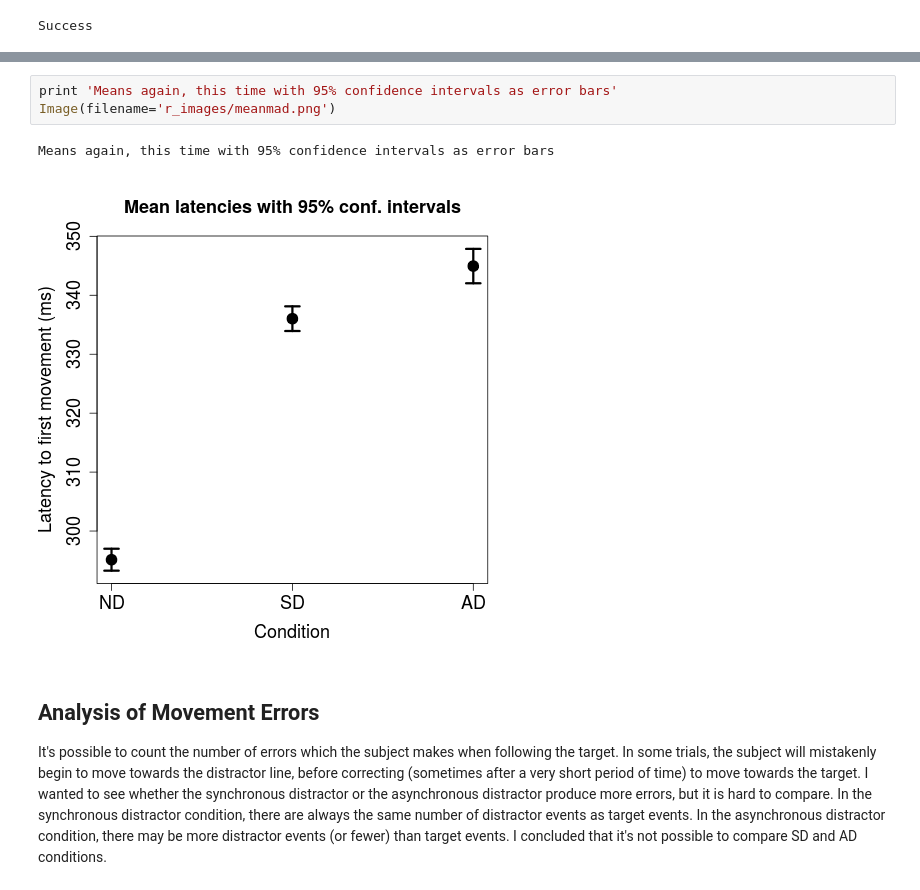
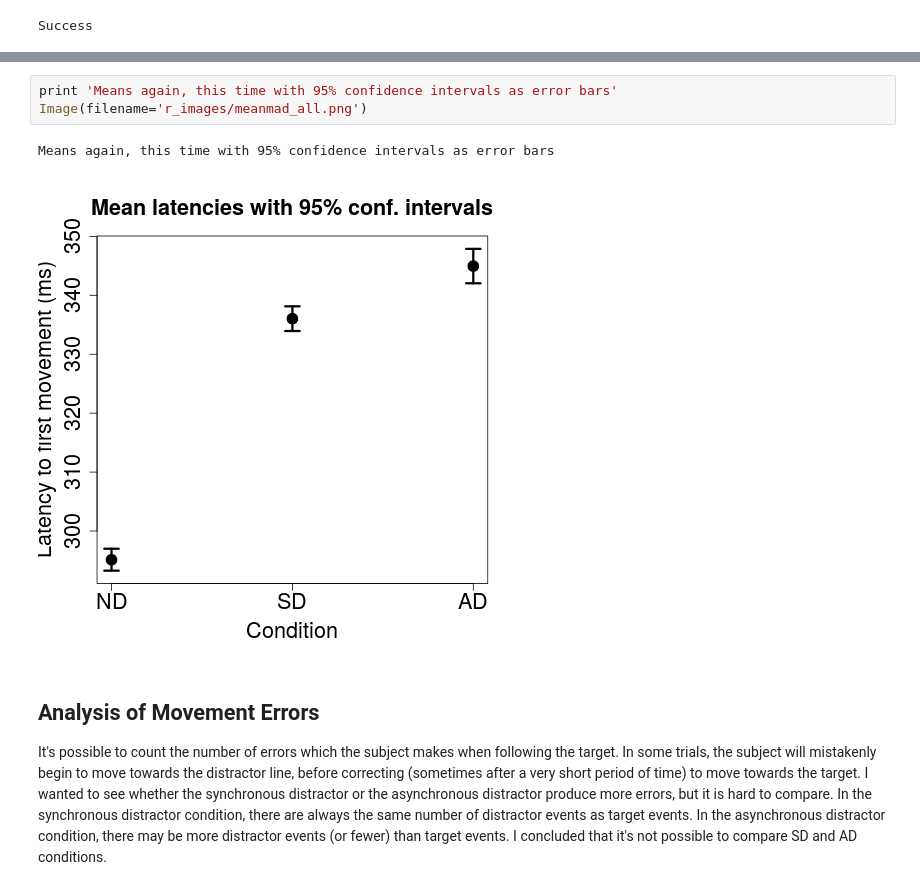
Before and after one commit to ABRG-Models/linetask2014, a Jupyter notebook: analysis/Anova.ipynb, the cells around one changed output, grey strips where cells are left out. Saved outputs shown, nothing was run; the diff lists cells and outputs as text.

```diff
--- a/analysis/Anova.ipynb
+++ b/analysis/Anova.ipynb
@@ -2235,9 +2239,9 @@ Bootstrapped latency means, all subjects
 # %%
 print 'Means again, this time with 95% confidence intervals as error bars'
-Image(filename='r_images/meanmad.png')
+Image(filename='r_images/meanmad_all.png')
 # %% [output]
 Means again, this time with 95% confidence intervals as error bars
-[figure, old version]
+[figure, new version]
 # %% [markdown]
 ## Analysis of Movement Errors
 
```
Also changed, not shown: parts of 10 cells of this notebook, 3 other files.
